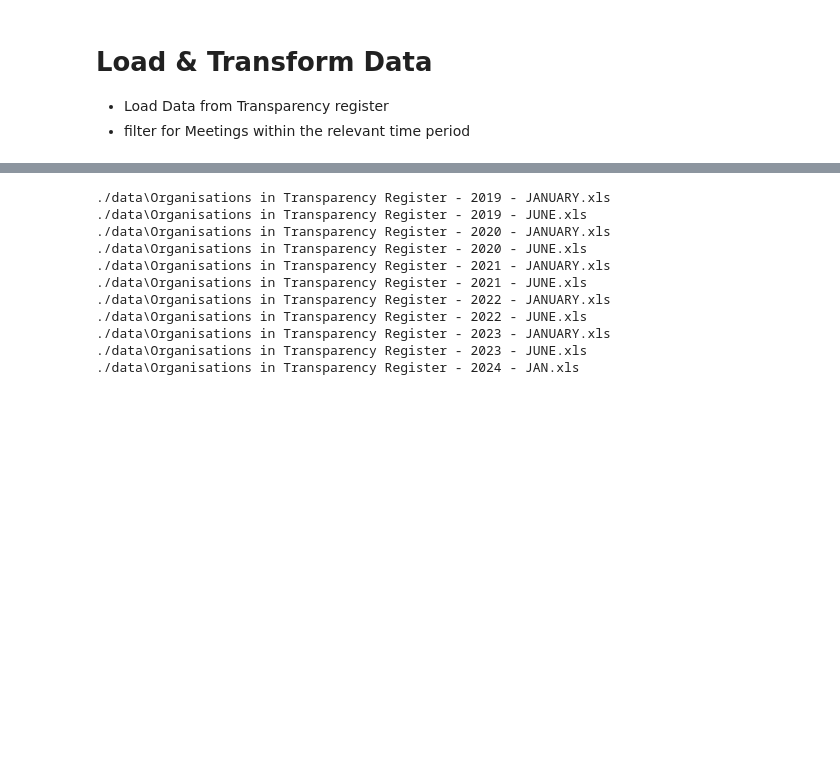
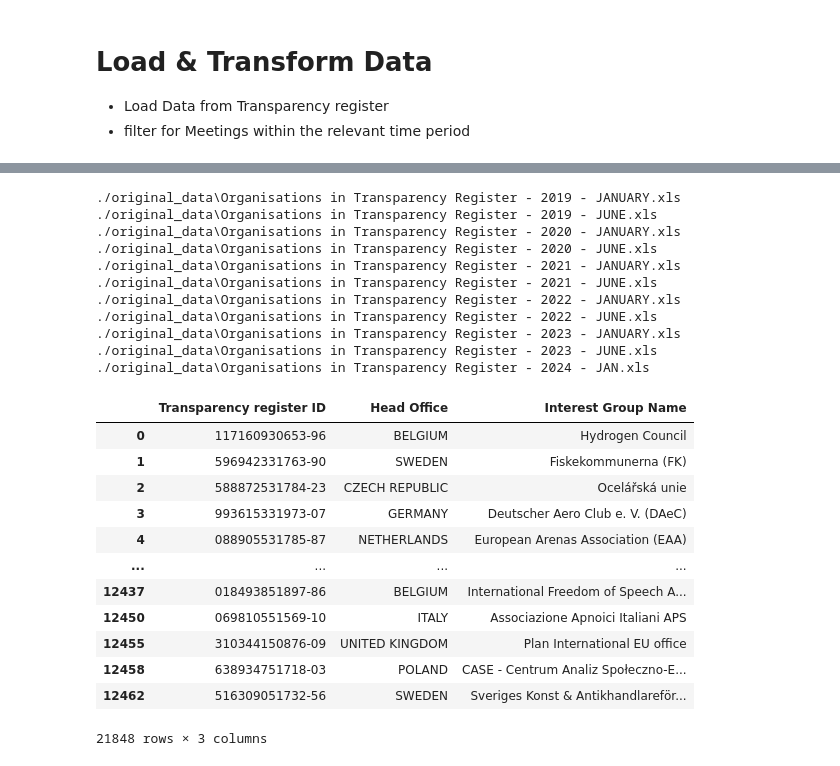
Before and after one commit to LucaRhaus/Transparency-Project, a Jupyter notebook: chipsact_transparency_register.ipynb, the cells around one changed output, grey strips where cells are left out. Cells and saved outputs as stored; diff of their text form; code cells hidden in the pictures; blank space fills up the shorter version.

```diff
--- a/chipsact_transparency_register.ipynb
+++ b/chipsact_transparency_register.ipynb
@@ -62,46 +77,60 @@ chips_meetings = pd.concat([chips_meetings_ec, chips_meetings_dg])
 # %%
 # load transparency register
 
 transparency_register = pd.DataFrame(columns=["Transparency register ID", "Head Office"])
 
 # Head office country, Identification number:
 
 
-for entry in os.scandir("./data"):
+for entry in os.scandir("./original_data"):
     if entry.is_file() and entry.name.endswith(".xls"):  # check if it's a xlsx file
         print(entry.path)
         xls = pd.read_excel(entry.path)
 
         if "Identification number:" in xls.columns:
             xls = xls[["Head office country", "Identification number:", "(Organisation) name"]]
             xls.rename(columns={"Identification number:": "Transparency register ID",
                                  "Head office country": "Head Office"}, inplace=True)
         elif "Identification number" in xls.columns:
             xls = xls[["Head office country", "Identification number", "(Organisation) name"]]
             xls.rename(columns={"Identification number": "Transparency register ID",
                                  "Head office country": "Head Office"}, inplace=True)
         elif "Identification code" in xls.columns:
             xls = xls[["Head office country", "Identification code", "(Organisation) name"]]
             xls.rename(columns={"Identification code": "Transparency register ID",
                                  "Head office country": "Head Office"}, inplace=True)
         else:
             raise KeyError("ERROR MISSING TRANSPARENCY REGISTER ID COLUMN!")
         transparency_register = pd.concat([transparency_register, xls]).drop_duplicates(subset="Transparency register ID")
 
 transparency_register["Head Office"] = transparency_register["Head Office"].str.upper()
-# transparency_register.to_excel("./data/merged_register.xlsx", index=False)
+transparency_register.rename(columns={"(Organisation) name": "Interest Group Name"})
+# transparency_register.to_excel("./original_data/merged_register.xlsx", index=False)
 # %% [output]
-./data\Organisations in Transparency Register - 2019 - JANUARY.xls
-./data\Organisations in Transparency Register - 2019 - JUNE.xls
-./data\Organisations in Transparency Register - 2020 - JANUARY.xls
-./data\Organisations in Transparency Register - 2020 - JUNE.xls
-./data\Organisations in Transparency Register - 2021 - JANUARY.xls
-./data\Organisations in Transparency Register - 2021 - JUNE.xls
-./data\Organisations in Transparency Register - 2022 - JANUARY.xls
-./data\Organisations in Transparency Register - 2022 - JUNE.xls
-./data\Organisations in Transparency Register - 2023 - JANUARY.xls
-./data\Organisations in Transparency Register - 2023 - JUNE.xls
-./data\Organisations in Transparency Register - 2024 - JAN.xls
+./original_data\Organisations in Transparency Register - 2019 - JANUARY.xls
+./original_data\Organisations in Transparency Register - 2019 - JUNE.xls
+./original_data\Organisations in Transparency Register - 2020 - JANUARY.xls
+./original_data\Organisations in Transparency Register - 2020 - JUNE.xls
+./original_data\Organisations in Transparency Register - 2021 - JANUARY.xls
+./original_data\Organisations in Transparency Register - 2021 - JUNE.xls
+./original_data\Organisations in Transparency Register - 2022 - JANUARY.xls
+./original_data\Organisations in Transparency Register - 2022 - JUNE.xls
+./original_data\Organisations in Transparency Register - 2023 - JANUARY.xls
+./original_data\Organisations in Transparency Register - 2023 - JUNE.xls
+./original_data\Organisations in Transparency Register - 2024 - JAN.xls
+|  | Transparency register ID | Head Office | Interest Group Name |
+| 0 | 117160930653-96 | BELGIUM | Hydrogen Council |
+| 1 | 596942331763-90 | SWEDEN | Fiskekommunerna (FK) |
+| 2 | 588872531784-23 | CZECH REPUBLIC | Ocelářská unie |
+| 3 | 993615331973-07 | GERMANY | Deutscher Aero Club e. V. (DAeC) |
+| 4 | 088905531785-87 | NETHERLANDS | European Arenas Association (EAA) |
+| ... | ... | ... | ... |
+| 12437 | 018493851897-86 | BELGIUM | International Freedom of Speech A... |
+| 12450 | 069810551569-10 | ITALY | Associazione Apnoici Italiani APS |
+| 12455 | 310344150876-09 | UNITED KINGDOM | Plan International EU office |
+| 12458 | 638934751718-03 | POLAND | CASE - Centrum Analiz Społeczno-E... |
+| 12462 | 516309051732-56 | SWEDEN | Sveriges Konst & Antikhandlareför... |
+21848 rows × 3 columns
 # %%
 # Handle Meetings with multiple entries in Register ID Column: Create as many rows as there are interests groups participating
 
```
Also changed, not shown: parts of 3 cells of this notebook.
